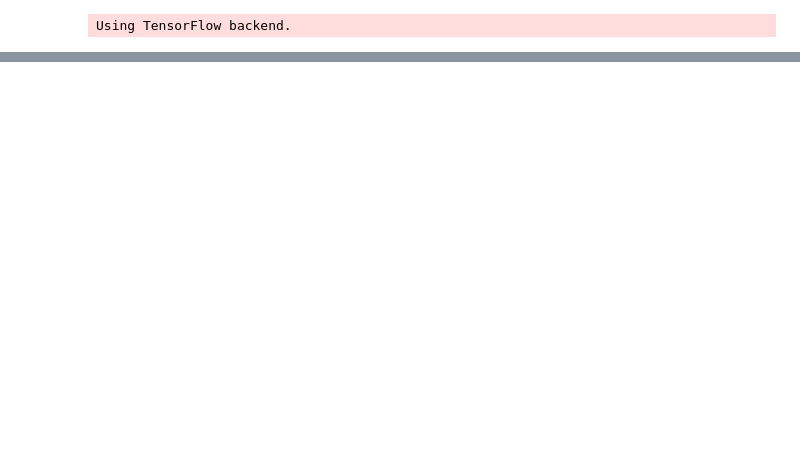
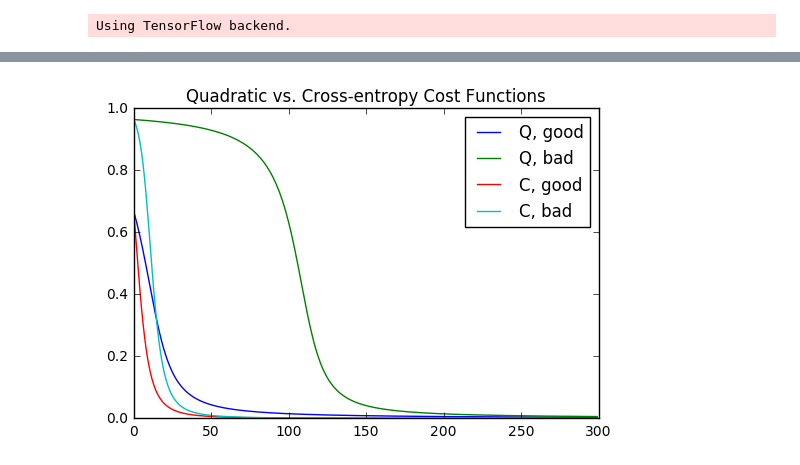
Before and after one commit to alexklibisz/exercises, a Jupyter notebook: nndl/nndl-notes-chap3.ipynb, the cells around one changed output, grey strips where cells are left out. Cells and saved outputs as stored; diff of their text form; code cells hidden in the pictures; blank space fills up the shorter version.

Commit message:
mnist comparision of cross-entropy vs. quadratic cost functions

```diff
--- a/nndl/nndl-notes-chap3.ipynb
+++ b/nndl/nndl-notes-chap3.ipynb
@@ -95,0 +131,42 @@ plt.show()
+# %%
+# Combining the examples:
+# 1. Quadratic cost with good initial weight and bias.
+# 2. Quadratic cost with poor initial weight and bias.
+# 3. Cross entropy with good initial weight and bias.
+# 4. Cross entropy with poor initial weight and bias.
+# The thing to pay attention to here is that the cross-entropy cost function
+# still learns very quickly with bad weights, which is not the case for quadratic.
+# This becomes painfully apparent if you decrease the learning rate for SGD.
+from keras.models import Sequential
+from keras.layers import Dense
+from keras.optimizers import SGD
+import numpy as np
+import matplotlib.pyplot as plt
+
+np.random.seed(7)
+
+X = np.ones((1))
+y = np.zeros((1))
+
+# All using same stochastic gradient descent.
+sgd = SGD(lr=0.15)
+
+tests = [
+    ('Q, good', 'mean_squared_error', [np.float32([[0.6]]),np.float32([0.9])]),
+    ('Q, bad', 'mean_squared_error', [np.float32([[2.0]]),np.float32([2.0])]),
+    ('C, good', 'binary_crossentropy', [np.float32([[0.6]]),np.float32([0.9])]),
+    ('C, bad', 'binary_crossentropy', [np.float32([[2.0]]),np.float32([2.0])])
+]
+
+for test in tests:
+    model=Sequential()
+    model.add(Dense(1, input_dim=1, activation='sigmoid', weights=test[2]))
+    model.compile(loss=test[1], optimizer=sgd, metrics=['mean_squared_error'])
+    fit_result = model.fit(X,y, batch_size=2, nb_epoch=300, verbose=0)
+    plt.plot(fit_result.history['mean_squared_error'], label=test[0])
+
+plt.title('Quadratic vs. Cross-entropy Cost Functions')
+plt.legend()
+plt.show()
+# %% [output]
+[figure, added]
```
Also changed, not shown: parts of 11 cells of this notebook.
